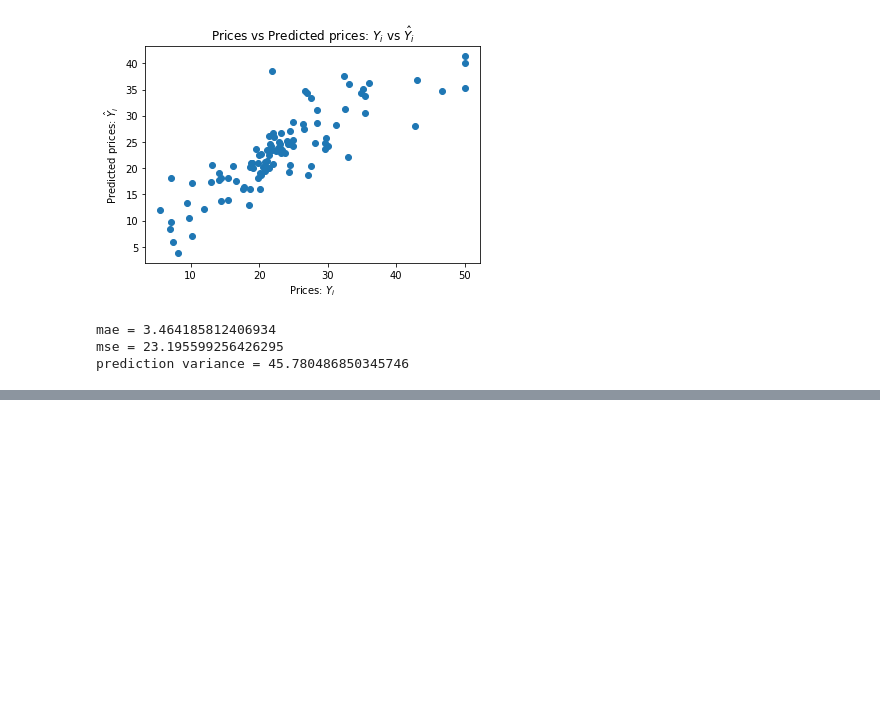
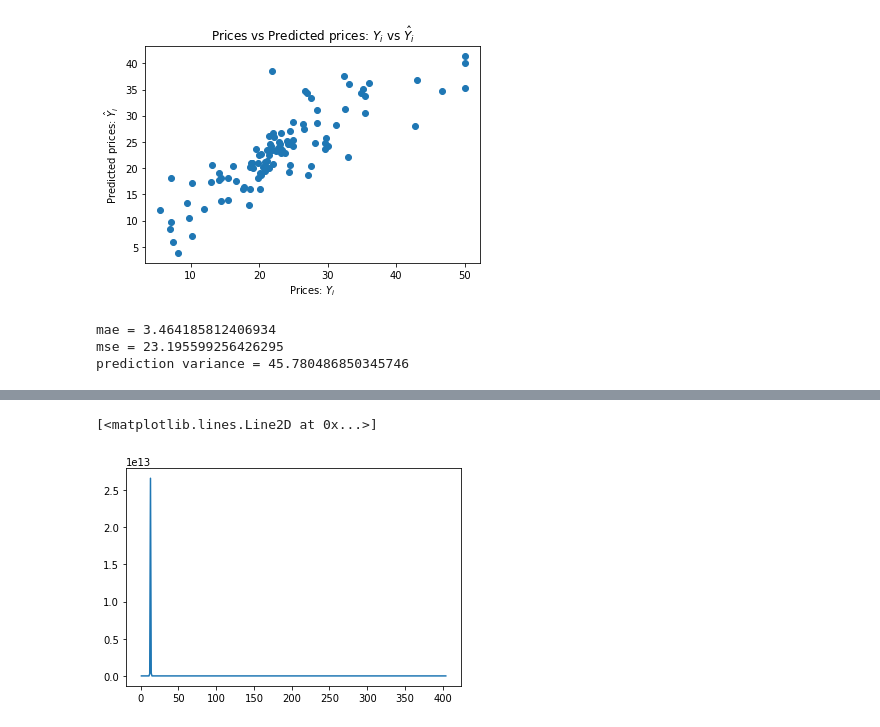
Before and after one commit to Intelligent-Systems-Phystech/StartCode, a Jupyter notebook: Nasedkin2018ProblemHousingPrices/HousingPrices.ipynb, the cells around one changed output, grey strips where cells are left out. Drawn from its saved outputs; the diff is of its cells as text; code cells hidden in the pictures; blank space fills up the shorter version.

```diff
--- a/Nasedkin2018ProblemHousingPrices/HousingPrices.ipynb
+++ b/Nasedkin2018ProblemHousingPrices/HousingPrices.ipynb
@@ -82,0 +87,5 @@ plt.plot(x, r2)
+# %%
+plt.plot(x, mse_d)
+# %% [output]
+[<matplotlib.lines.Line2D at 0x...>]
+[figure, added]
```
Also changed, not shown: parts of 7 cells of this notebook.
